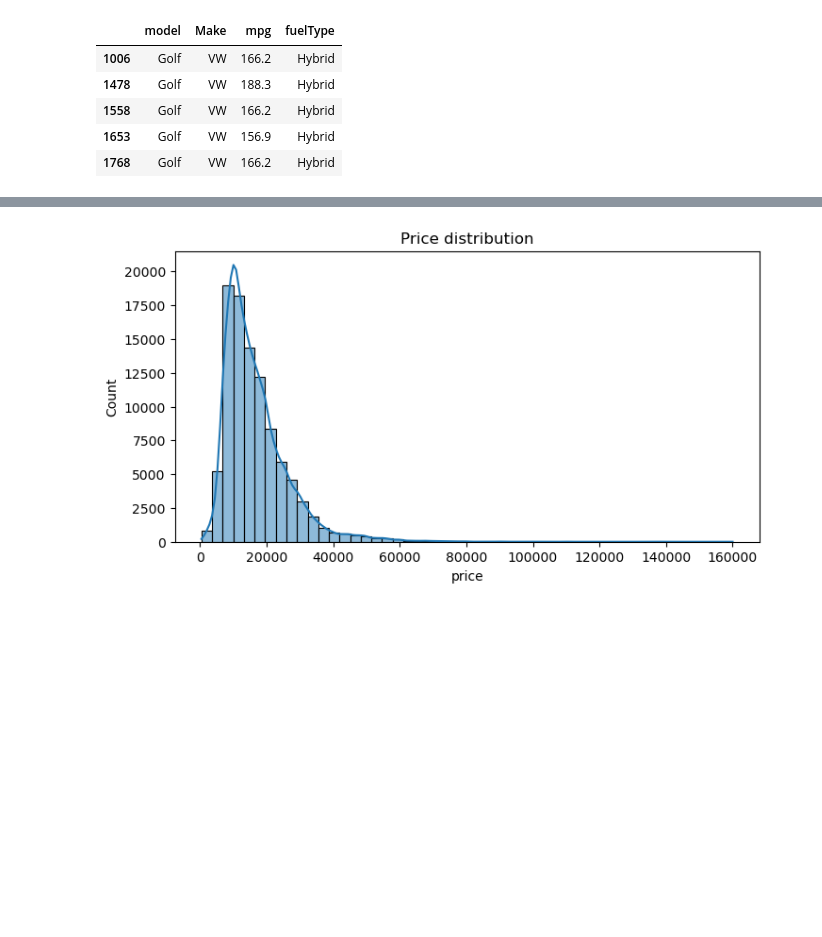
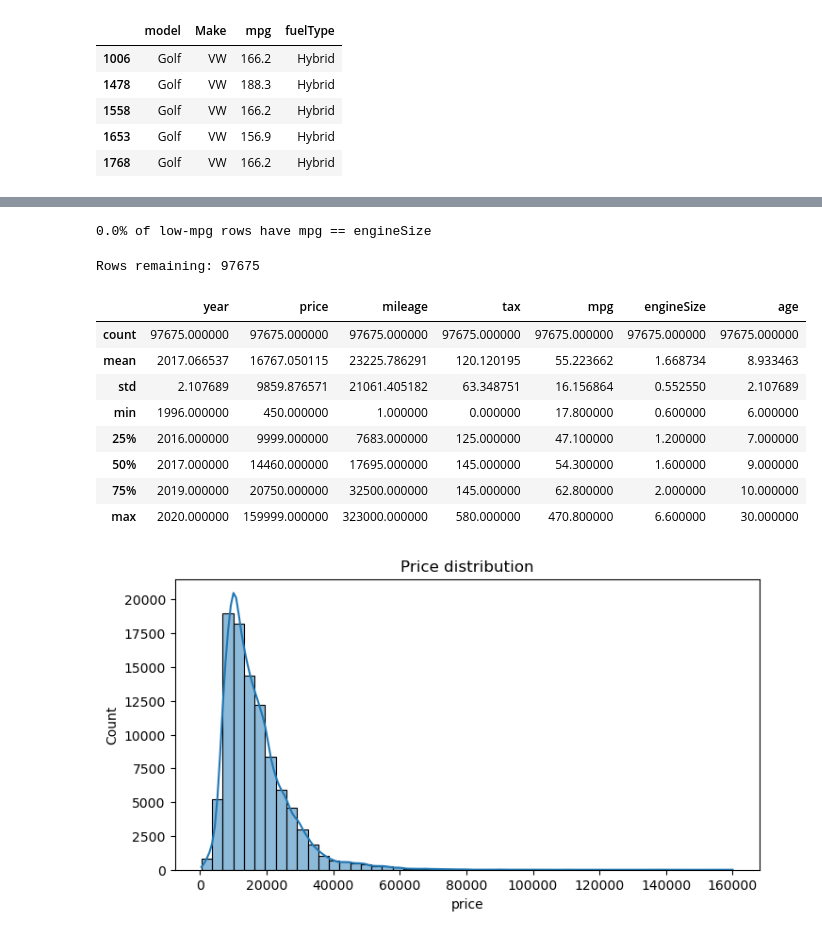
Before and after one commit to niteshbairwa185-pixel/automobile-intelligent-system, a Jupyter notebook: notebooks/01-EDA.ipynb, the cells around one changed output, grey strips where cells are left out. Cells and saved outputs as stored; diff of their text form; code cells hidden in the pictures; blank space fills up the shorter version.

```diff
--- a/notebooks/01-EDA.ipynb
+++ b/notebooks/01-EDA.ipynb
@@ -208,3 +233,26 @@ df[df['mpg'] < 15][['model', 'Make', 'mpg', 'fuelType']].head()
+# %%
+low_mpg = df[df['mpg'] < 15]
+match_rate = (low_mpg['mpg'] == low_mpg['engineSize']).mean() * 100
+print(f"{match_rate:.1f}% of low-mpg rows have mpg == engineSize")
+# %% [output]
+0.0% of low-mpg rows have mpg == engineSize
+# %%
+df = df[df['mpg'] >= 15]
+print("Rows remaining:", len(df))
+# %% [output]
+Rows remaining: 97675
+# %%
+df.describe()
+# %% [output]
+|  | year | price | mileage | tax | mpg | engineSize | age |
+| count | 97675.000000 | 97675.000000 | 97675.000000 | 97675.000000 | 97675.000000 | 97675.000000 | 97675.000000 |
+| mean | 2017.066537 | 16767.050115 | 23225.786291 | 120.120195 | 55.223662 | 1.668734 | 8.933463 |
+| std | 2.107689 | 9859.876571 | 21061.405182 | 63.348751 | 16.156864 | 0.552550 | 2.107689 |
+| min | 1996.000000 | 450.000000 | 1.000000 | 0.000000 | 17.800000 | 0.600000 | 6.000000 |
+| 25% | 2016.000000 | 9999.000000 | 7683.000000 | 125.000000 | 47.100000 | 1.200000 | 7.000000 |
+| 50% | 2017.000000 | 14460.000000 | 17695.000000 | 145.000000 | 54.300000 | 1.600000 | 9.000000 |
+| 75% | 2019.000000 | 20750.000000 | 32500.000000 | 145.000000 | 62.800000 | 2.000000 | 10.000000 |
+| max | 2020.000000 | 159999.000000 | 323000.000000 | 580.000000 | 470.800000 | 6.600000 | 30.000000 |
 # %%
 
 plt.figure(figsize=(8,4))
```
Also changed, not shown: parts of 6 cells of this notebook.
